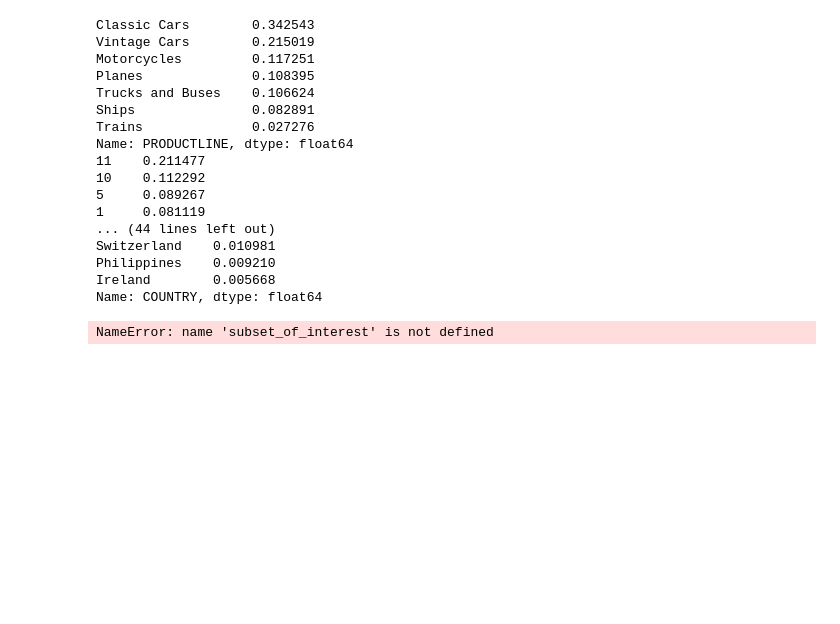
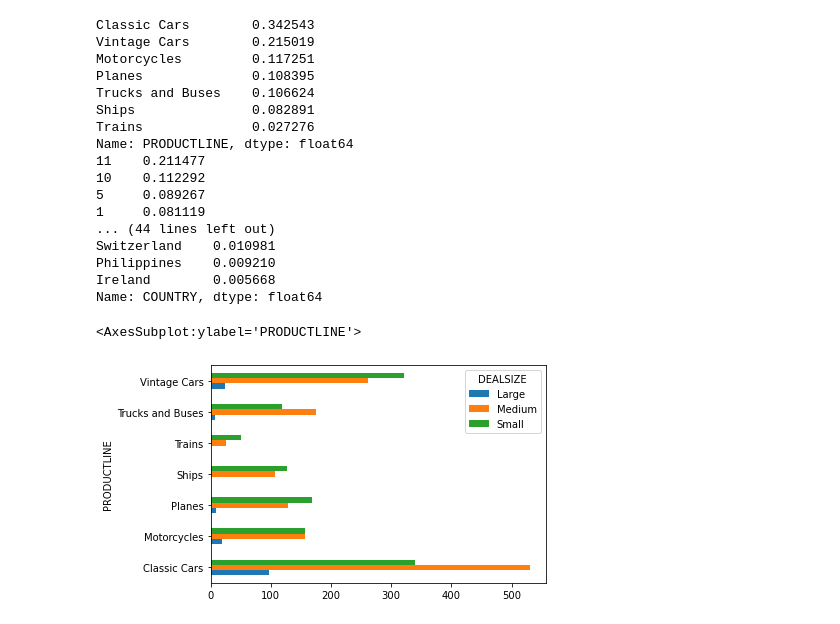
Before and after one commit to malouche/DSC2spring2022, a Jupyter notebook: Project Folder/Data Science Assignment 1.ipynb, the cells around one changed output. Drawn from its saved outputs; the diff is of its cells as text; code cells hidden in the pictures; blank space fills up the shorter version.

```diff
--- a/Project Folder/Data Science Assignment 1.ipynb
+++ b/Project Folder/Data Science Assignment 1.ipynb
@@ -122,11 +122,12 @@ Ireland        0.005668
 Name: COUNTRY, dtype: float64
 # %%
 #Grouping by a variable
-grouped = subset_of_interest.groupby('COUNTRY')
+grouped = data.groupby('PRODUCTLINE')
-# %% [output]
-NameError: name 'subset_of_interest' is not defined
 # %%
 #Barplot 1
-grouped['#Specific Variable#'].value_counts().unstack().plot(kind="barh")
+grouped['DEALSIZE'].value_counts().unstack().plot(kind="barh")
+# %% [output]
+<AxesSubplot:ylabel='PRODUCTLINE'>
+[figure, added]
 # %%
 #Barplot 2
```
Also changed, not shown: parts of 4 cells of this notebook, 1 other file.
